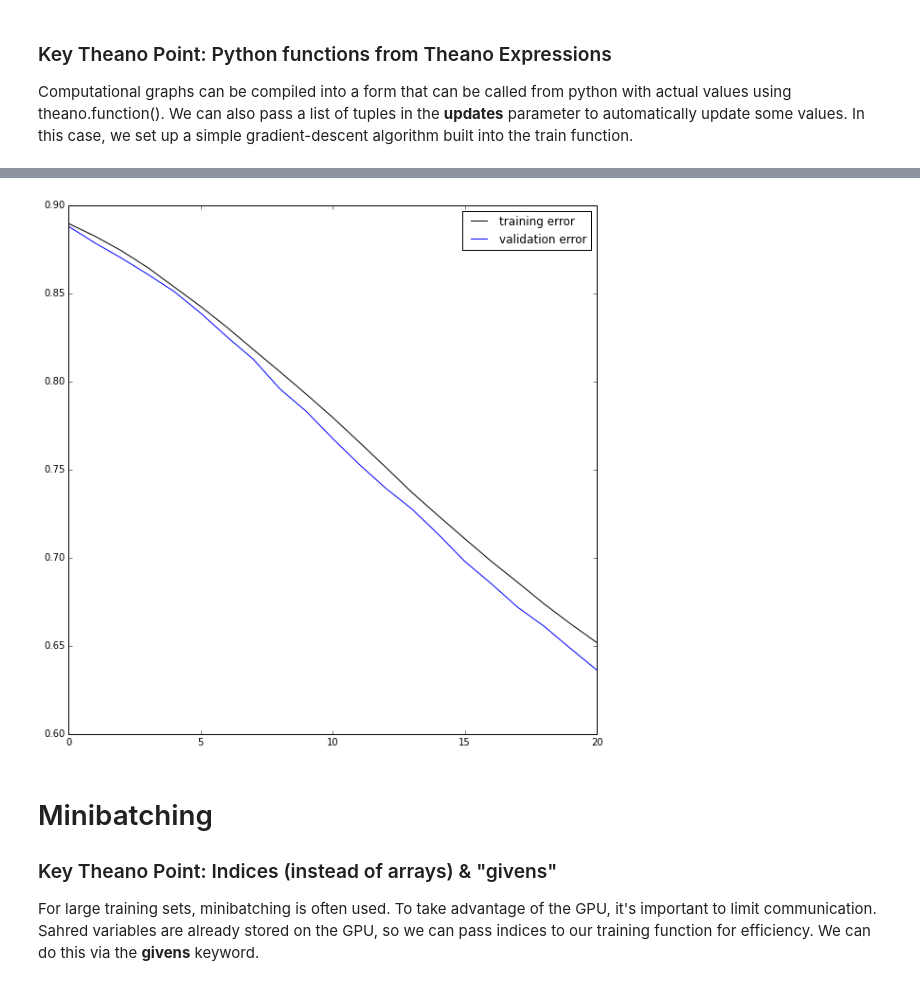
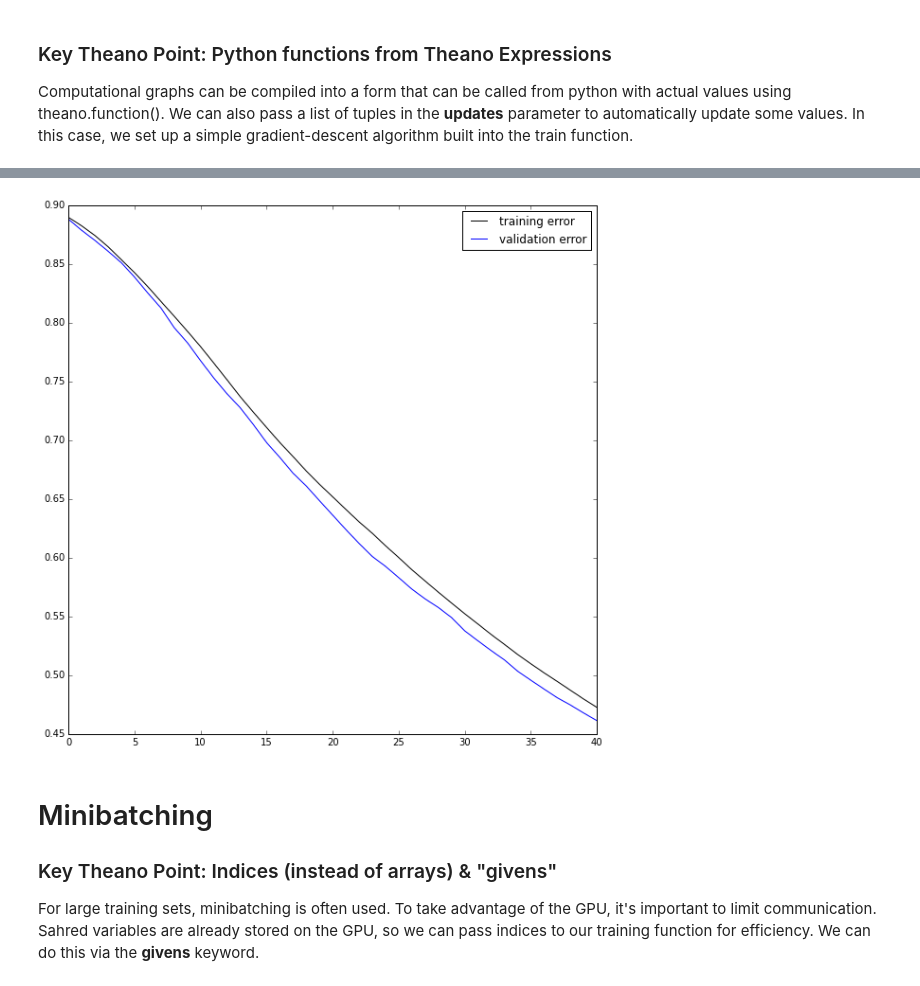
Before and after one commit to thouis/TheanoIntro, a Jupyter notebook: TheanoIntro.ipynb, the cells around one changed output, grey strips where cells are left out. Saved outputs shown, nothing was run; the diff lists cells and outputs as text; code cells hidden in the pictures.

```diff
--- a/TheanoIntro.ipynb
+++ b/TheanoIntro.ipynb
@@ -173,7 +171,7 @@ for W in [W0, W1, W2, WLR]:
 for b in [b0, b1, b2, bLR]:
     b.set_value((0 * b).eval())
 
-n_epochs = 20
+n_epochs = 40
 
 train_monitor = []
 val_monitor = []
@@ -214,4 +212,4 @@ The code ran for 1112.454768 seconds
-[figure, old version]
+[figure, new version]
 # %% [markdown]
 # Minibatching
 ### Key Theano Point: Indices (instead of arrays) & "givens"
```
Also changed, not shown: parts of 11 cells of this notebook, 1 other file.
